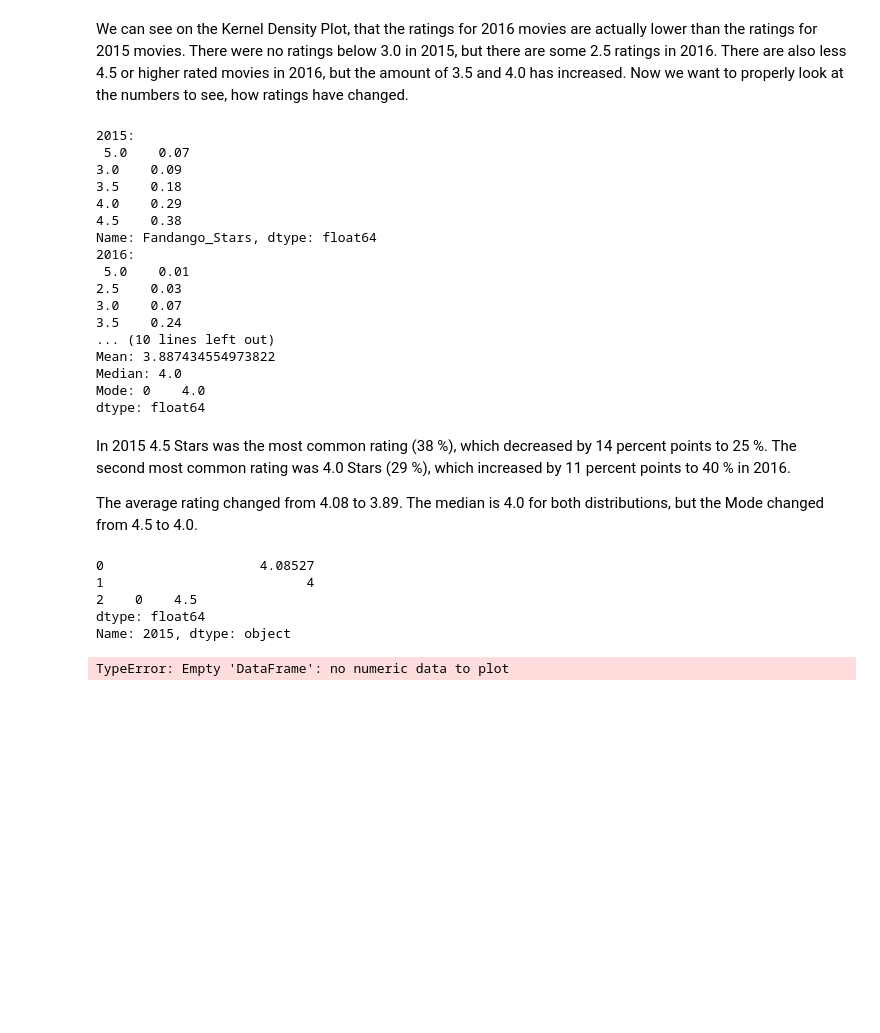
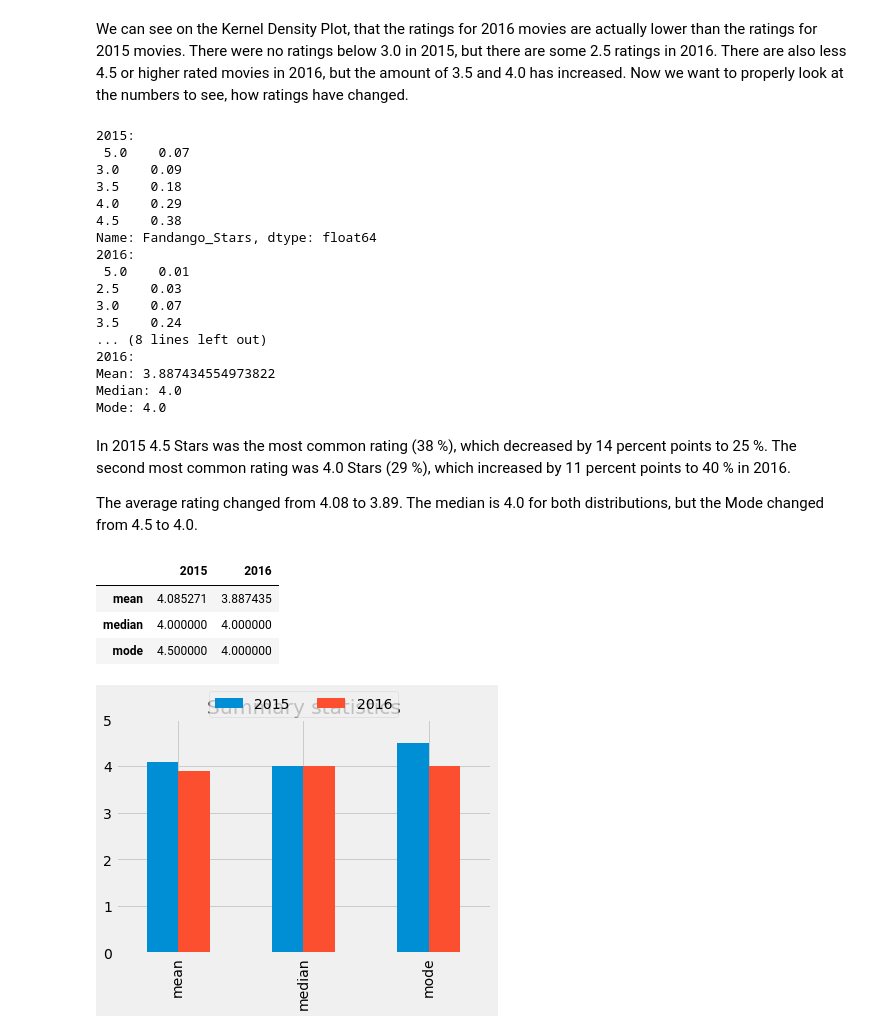
Before and after one commit to carl2727/Fandango-Movie-Ratings-Project, a Jupyter notebook: Basics.ipynb, the cells around one changed output. Cells and saved outputs as stored; diff of their text form; code cells hidden in the pictures; blank space fills up the shorter version.

```diff
--- a/Basics.ipynb
+++ b/Basics.ipynb
@@ -10,11 +10,15 @@ First, we import all libraries and data sets we will use. We get a first impress
 # %%
 import pandas as pd
 import numpy as np
+import matplotlib.pyplot as plt
 %matplotlib inline
-
+import seaborn as sns
+import statistics as stat
+from IPython.display import display
+pd.options.display.max_columns = None
 
 data1 = pd.read_csv("fandango_score_comparison.csv")
 data2 = pd.read_csv("movie_ratings_16_17.csv")
-print(data1.head(), "\b")
-print(data2.head())
+display(data1.head())
+display(data2.head())
 # %% [output]
@@ -135,14 +134,15 @@ There were no ratings below 3.0 in 2015, but there are some 2.5 ratings in 2016.
 proportions2015 = round(data1["Fandango_Stars"].value_counts(normalize = True), 2).sort_values()
 proportions2016 = round(data2["fandango"].value_counts(normalize = True), 2).sort_values()
 print("2015:\n",proportions2015, "\n2016:\n", proportions2016)
-mean15 = data1["Fandango_Stars"].mean()
-median15 = data1["Fandango_Stars"].median()
-mode15 = data1["Fandango_Stars"].mode()
-mean16 = data2["fandango"].mean()
-median16 = data2["fandango"].median()
-mode16 = data2["fandango"].mode()
+mean15 = data1["Fandango_Stars"].agg(np.mean)
+median15 = data1["Fandango_Stars"].agg(np.median)
+mode15 = stat.mode(data1["Fandango_Stars"])
+mean16 = data2["fandango"].agg(np.mean)
+median16 = data2["fandango"].agg(np.median)
+mode16 = stat.mode(data2["fandango"])
 
-print("\n2015\nMean:", mean15, "\nMedian:", median15, "\nMode:", mode15, "\n2016:\nMean:", mean16, "\nMedian:", median16, "\nMode:", mode16)
+print("\n2015\nMean:", mean15, "\nMedian:", median15, "\nMode:", mode15, "\n2016:\nMean:", mean16, "\nMedian:", median16,
+      "\nMode:", mode16)
 # %% [output]
 2015:
  5.0    0.07
@@ -156,29 +156,28 @@ Name: Fandango_Stars, dtype: float64
 2.5    0.03
 3.0    0.07
 3.5    0.24
-... (10 lines left out)
+... (8 lines left out)
+2016:
 Mean: 3.887434554973822
 Median: 4.0
-Mode: 0    4.0
-dtype: float64
+Mode: 4.0
 # %% [markdown]
 In 2015 4.5 Stars was the most common rating (38 %), which decreased by 14 percent points to 25 %. The second most common rating was 4.0 Stars (29 %), which increased by 11 percent points to 40 % in 2016.
 
 The average rating changed from 4.08 to 3.89. The median is 4.0 for both distributions, but the Mode changed from 4.5 to 4.0.
 # %%
-summary = pd.DataFrame()
-summary["2015"] = [mean15, median15, mode15]
-summary["2016"] = [mean16, median16, mode16]
-summary.index = ["mean", "median", "mode"]
+summary = pd.DataFrame({"2015": [mean15, median15, mode15], "2016": [mean16, median16, mode16]},
+                       index=["mean", "median", "mode"])
 
-print(summary["2015"])
-summary["2015"].plot.bar()
-summary["2016"].plot.bar()
-# plt.show()
+display(summary)
+
+summary.plot.bar()
+plt.ylim(0,5)
+plt.legend(loc="upper center", bbox_to_anchor=(0.5, 1.15), ncol=2)
+plt.show()
 # %% [output]
-0                    4.08527
-1                          4
-2    0    4.5
-dtype: float64
-Name: 2015, dtype: object
-TypeError: Empty 'DataFrame': no numeric data to plot
+|  | 2015 | 2016 |
+| mean | 4.085271 | 3.887435 |
+| median | 4.000000 | 4.000000 |
+| mode | 4.500000 | 4.000000 |
+[figure, added]
```
Also changed, not shown: parts of 4 cells of this notebook, 2 other files.
